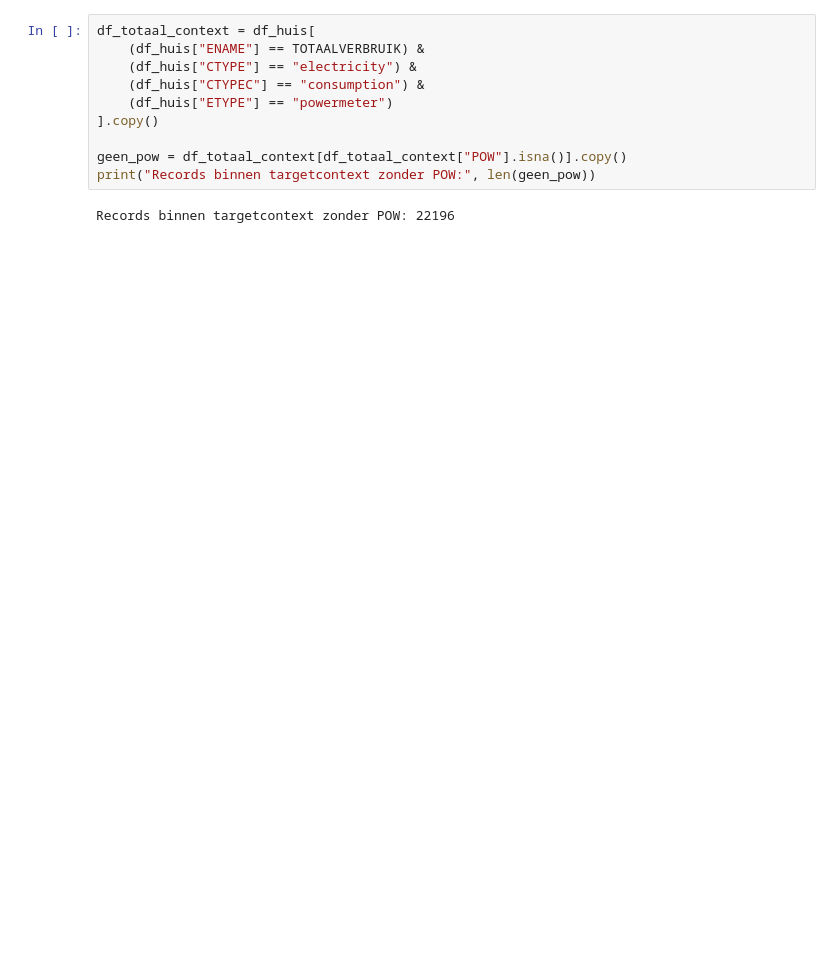
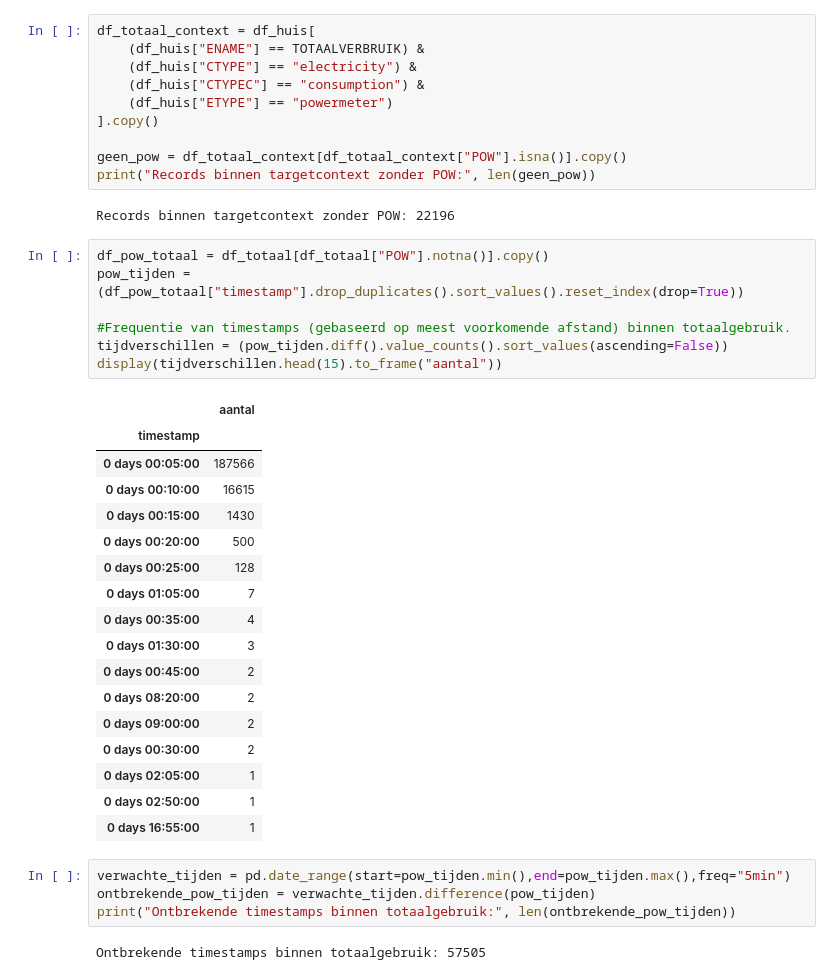
Before and after one commit to CasDerksen/Project3_Deel1, a Jupyter notebook: exploration/02_Huis.ipynb, the cells around one changed output. Cells and saved outputs as stored; diff of their text form; blank space fills up the shorter version.

Commit message:
frequentie van timestamps en ontbrekende binnen de target

```diff
--- a/exploration/02_Huis.ipynb
+++ b/exploration/02_Huis.ipynb
@@ -337,3 +337,34 @@ geen_pow = df_totaal_context[df_totaal_context["POW"].isna()].copy()
 print("Records binnen targetcontext zonder POW:", len(geen_pow))
 # %% [output]
 Records binnen targetcontext zonder POW: 22196
+# %%
+df_pow_totaal = df_totaal[df_totaal["POW"].notna()].copy()
+pow_tijden = (df_pow_totaal["timestamp"].drop_duplicates().sort_values().reset_index(drop=True))
+
+#Frequentie van timestamps (gebaseerd op meest voorkomende afstand) binnen totaalgebruik.
+tijdverschillen = (pow_tijden.diff().value_counts().sort_values(ascending=False))
+display(tijdverschillen.head(15).to_frame("aantal"))
+# %% [output]
+|  | aantal |
+| timestamp |  |
+| 0 days 00:05:00 | 187566 |
+| 0 days 00:10:00 | 16615 |
+| 0 days 00:15:00 | 1430 |
+| 0 days 00:20:00 | 500 |
+| 0 days 00:25:00 | 128 |
+| 0 days 01:05:00 | 7 |
+| 0 days 00:35:00 | 4 |
+| 0 days 01:30:00 | 3 |
+| 0 days 00:45:00 | 2 |
+| 0 days 08:20:00 | 2 |
+| 0 days 09:00:00 | 2 |
+| 0 days 00:30:00 | 2 |
+| 0 days 02:05:00 | 1 |
+| 0 days 02:50:00 | 1 |
+| 0 days 16:55:00 | 1 |
+# %%
+verwachte_tijden = pd.date_range(start=pow_tijden.min(),end=pow_tijden.max(),freq="5min")
+ontbrekende_pow_tijden = verwachte_tijden.difference(pow_tijden)
+print("Ontbrekende timestamps binnen totaalgebruik:", len(ontbrekende_pow_tijden))
+# %% [output]
+Ontbrekende timestamps binnen totaalgebruik: 57505
```
